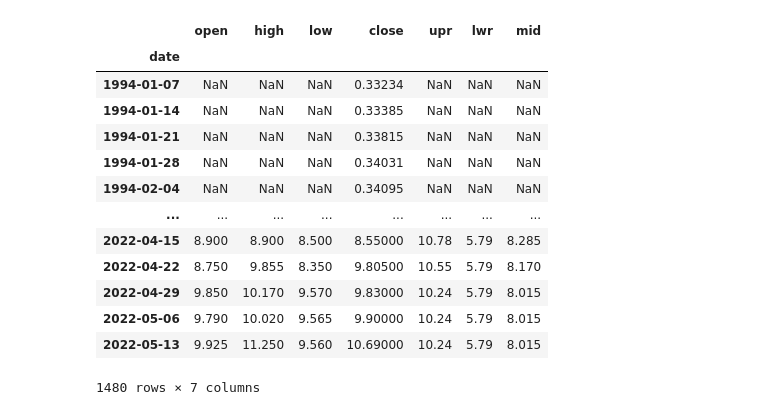
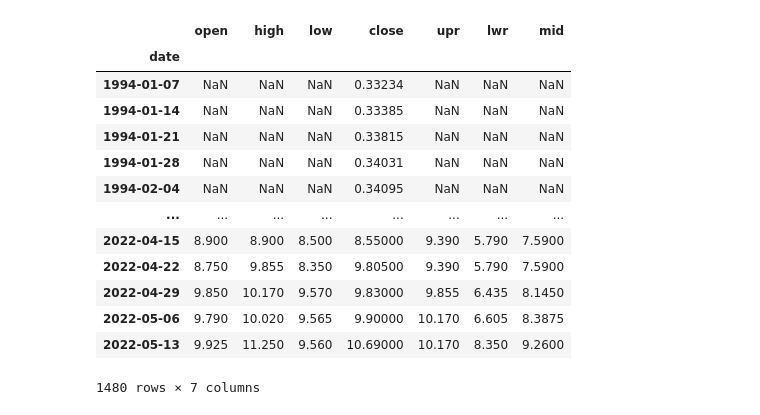
Before and after one commit to SwedishChef01/vigilant-journey, a Jupyter notebook: Untitled.ipynb, the cells around one changed output. Cells and saved outputs as stored; diff of their text form; code cells hidden in the pictures.

```diff
--- a/Untitled.ipynb
+++ b/Untitled.ipynb
@@ -14,30 +14,31 @@ def donchian(prices, period):
 # Trade parameters.
 exchange = 'LSE'
 tidm = 'HSV'
-p = {'p1': 48, 'p2': 24, 'p3': 12, 'p4': 6} # Look back periods
+periods = {'p1': 48, 'p2': 24, 'p3': 12, 'p4': 6}
 # %%
 # Import weekly closing prices.
 prices = gta_prices.weekly(exchange, tidm)
 # %%
 # Donchian channels.
 dc = {}
-for i, j in enumerate(p.values()):
-    globals()[f'p{i + 1}'] = j
-    dc[f'dc{i + 1}'] = donchian(prices, j)
+for i, period in enumerate(periods.values()):
+    i += 1
+    globals()[f'p{i}'] = period
+    dc[f'dc{i}'] = donchian(prices, period)
 # %%
-dc['dc1']
+dc['dc4']
 # %% [output]
 |  | open | high | low | close | upr | lwr | mid |
 | date |  |  |  |  |  |  |  |
 | 1994-01-07 | NaN | NaN | NaN | 0.33234 | NaN | NaN | NaN |
 | 1994-01-14 | NaN | NaN | NaN | 0.33385 | NaN | NaN | NaN |
 | 1994-01-21 | NaN | NaN | NaN | 0.33815 | NaN | NaN | NaN |
 | 1994-01-28 | NaN | NaN | NaN | 0.34031 | NaN | NaN | NaN |
 | 1994-02-04 | NaN | NaN | NaN | 0.34095 | NaN | NaN | NaN |
 | ... | ... | ... | ... | ... | ... | ... | ... |
-| 2022-04-15 | 8.900 | 8.900 | 8.500 | 8.55000 | 10.78 | 5.79 | 8.285 |
-| 2022-04-22 | 8.750 | 9.855 | 8.350 | 9.80500 | 10.55 | 5.79 | 8.170 |
-| 2022-04-29 | 9.850 | 10.170 | 9.570 | 9.83000 | 10.24 | 5.79 | 8.015 |
-| 2022-05-06 | 9.790 | 10.020 | 9.565 | 9.90000 | 10.24 | 5.79 | 8.015 |
-| 2022-05-13 | 9.925 | 11.250 | 9.560 | 10.69000 | 10.24 | 5.79 | 8.015 |
+| 2022-04-15 | 8.900 | 8.900 | 8.500 | 8.55000 | 9.390 | 5.790 | 7.5900 |
+| 2022-04-22 | 8.750 | 9.855 | 8.350 | 9.80500 | 9.390 | 5.790 | 7.5900 |
+| 2022-04-29 | 9.850 | 10.170 | 9.570 | 9.83000 | 9.855 | 6.435 | 8.1450 |
+| 2022-05-06 | 9.790 | 10.020 | 9.565 | 9.90000 | 10.170 | 6.605 | 8.3875 |
+| 2022-05-13 | 9.925 | 11.250 | 9.560 | 10.69000 | 10.170 | 8.350 | 9.2600 |
 1480 rows × 7 columns
```
Also changed, not shown: 4 other files.
